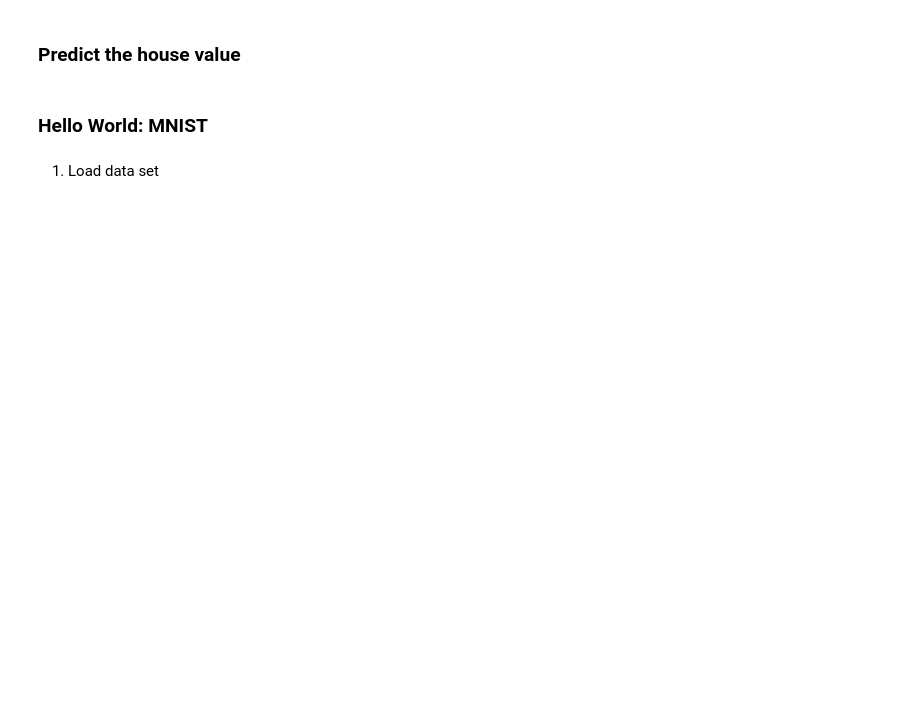
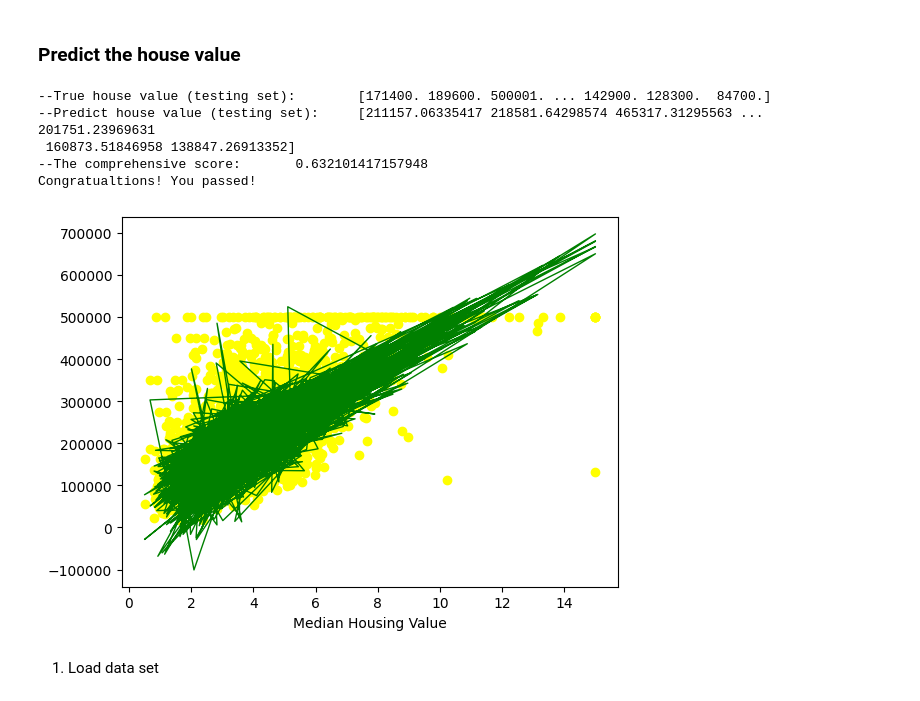
Before and after one commit to godotc/toys, a Jupyter notebook: ai/ml/zero_basis/_.ipynb, the cells around one changed output. Drawn from its saved outputs; the diff is of its cells as text; code cells hidden in the pictures; blank space fills up the shorter version.

```diff
--- a/ai/ml/zero_basis/_.ipynb
+++ b/ai/ml/zero_basis/_.ipynb
@@ -1,7 +1,7 @@
 # %% [markdown]
 ### Predict the house value
 # %%
-kimport pandas as pd
+import pandas as pd
 df_housing = pd.read_csv(
     "https://raw.githubusercontent.com/huangjia2019/house/master/house.csv")
 df_housing
@@ -9,40 +9,47 @@ df_housing
 # Feature X, without median_house_value 房价
 X = df_housing.drop("median_house_value", axis=1)
 Y = df_housing.median_house_value  # Label Y, just the median_house_value
+
+
 
 # divide 80% to train and left 20% for predict
 from sklearn.model_selection import train_test_split  # NOQA1
 _X_train, _X_test, _Y_train, _Y_test = train_test_split(
     X, Y, test_size=0.2, random_state=0)
 
 
 # Use linear regression (线性回归) as model to train
 from sklearn.linear_model import LinearRegression  # NOQA
 import numpy as np  # NOQA
 model = LinearRegression()  # init the model
 model.fit(_X_train, _Y_train)  # train with the data pair
 
 # do predict
 Y_pred = model.predict(_X_test)
 print("--True house value (testing set):\t",  np.array(_Y_test))
 print("--Predict house value (testing set):\t", np.array(Y_pred))
 
 score = model.score(_X_test, _Y_test)
 print("--The comprehensive score: \t", score)
 if score > 0.6:
     print("Congratualtions! You passed!")
 
 "Data View"
 import matplotlib.pyplot as plt  # NOQA
 # Draw 散点图 scatter to show `median income` and `median housing value`  locale
 plt.scatter(_X_test.median_income, _Y_test, color='yellow')
 # Draw 线性回归 linear regression line , from feature to label....
 plt.plot(_X_test.median_income, Y_pred, color='green', linewidth=1)
 plt.xlabel("Median Income")
 plt.xlabel("Median Housing Value")
 plt.show()
+# %% [output]
+--True house value (testing set):        [171400. 189600. 500001. ... 142900. 128300.  84700.]
+--Predict house value (testing set):     [211157.06335417 218581.64298574 465317.31295563 ... 201751.23969631
+ 160873.51846958 138847.26913352]
+--The comprehensive score:       0.632101417157948
+Congratualtions! You passed!
+[figure, added]
-# %% [markdown]
-### Hello World: MNIST
 # %% [markdown]
 1. Load data set
 # %%
```
Also changed, not shown: parts of 6 cells of this notebook, 15 other files.
